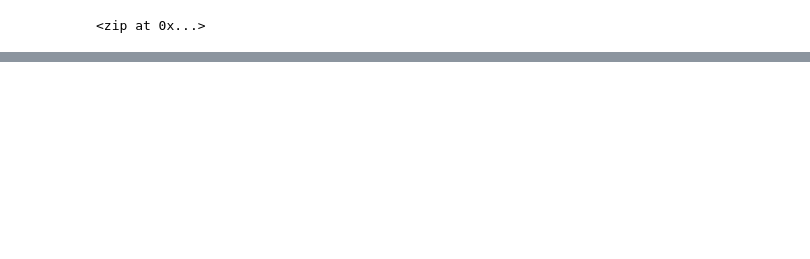
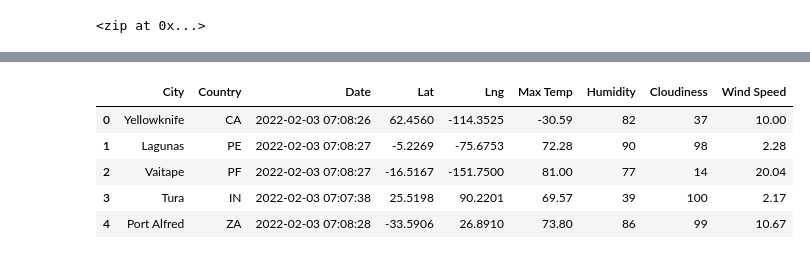
Before and after one commit to mdbinger/World_Weather_Analysis, a Jupyter notebook: WeatherPy.ipynb, the cells around one changed output, grey strips where cells are left out. Drawn from its saved outputs; the diff is of its cells as text; code cells hidden in the pictures; blank space fills up the shorter version.

```diff
--- a/WeatherPy.ipynb
+++ b/WeatherPy.ipynb
@@ -32,0 +145,11 @@ len(cities)
+# %%
+new_column_order = ["City", "Country", "Date", "Lat", "Lng", "Max Temp", "Humidity", "Cloudiness", "Wind Speed"]
+city_data_df = city_data_df[new_column_order]
+city_data_df.head()
+# %% [output]
+|  | City | Country | Date | Lat | Lng | Max Temp | Humidity | Cloudiness | Wind Speed |
+| 0 | Yellowknife | CA | 2022-02-03 07:08:26 | 62.4560 | -114.3525 | -30.59 | 82 | 37 | 10.00 |
+| 1 | Lagunas | PE | 2022-02-03 07:08:27 | -5.2269 | -75.6753 | 72.28 | 90 | 98 | 2.28 |
+| 2 | Vaitape | PF | 2022-02-03 07:08:27 | -16.5167 | -151.7500 | 81.00 | 77 | 14 | 20.04 |
+| 3 | Tura | IN | 2022-02-03 07:07:38 | 25.5198 | 90.2201 | 69.57 | 39 | 100 | 2.17 |
+| 4 | Port Alfred | ZA | 2022-02-03 07:08:28 | -33.5906 | 26.8910 | 73.80 | 86 | 99 | 10.67 |
```
Also changed, not shown: parts of 8 cells of this notebook.
